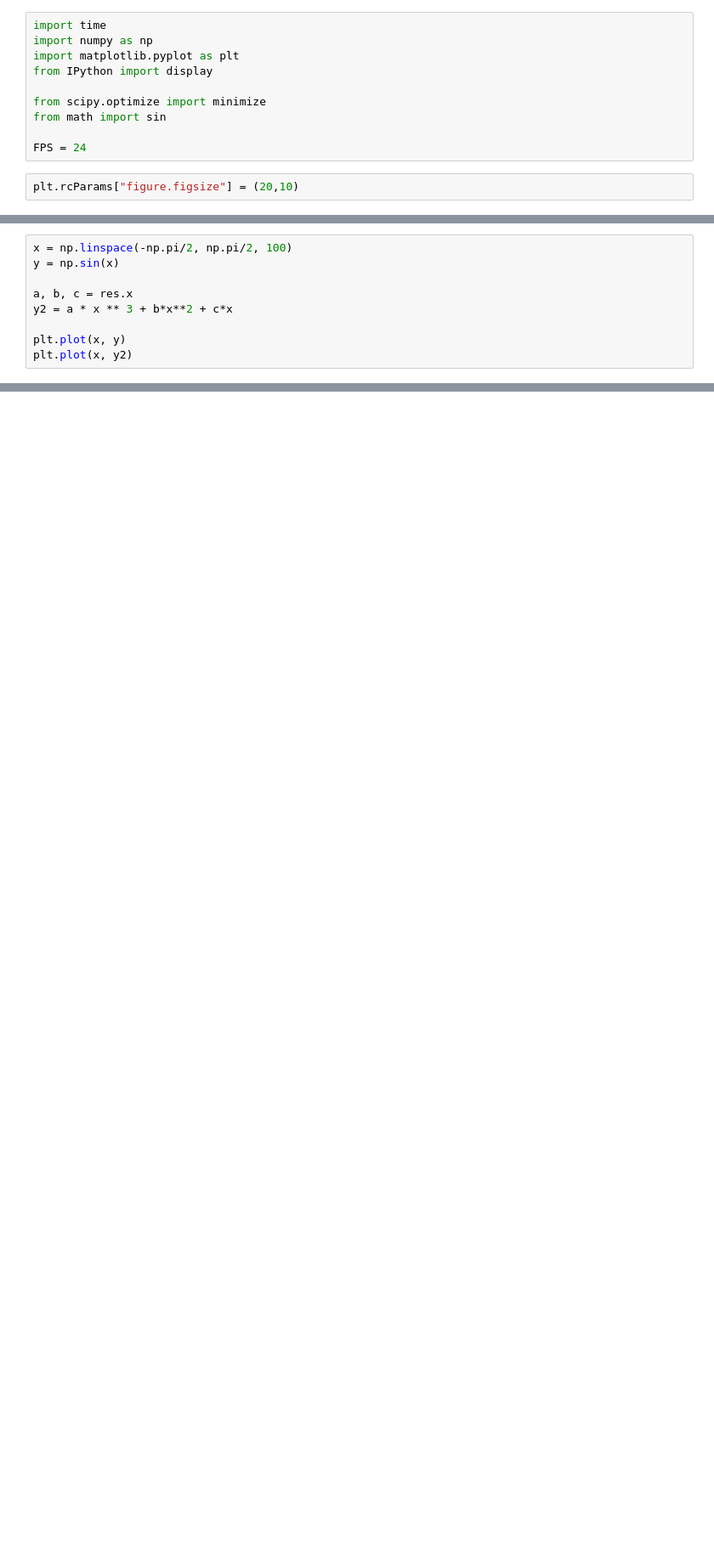
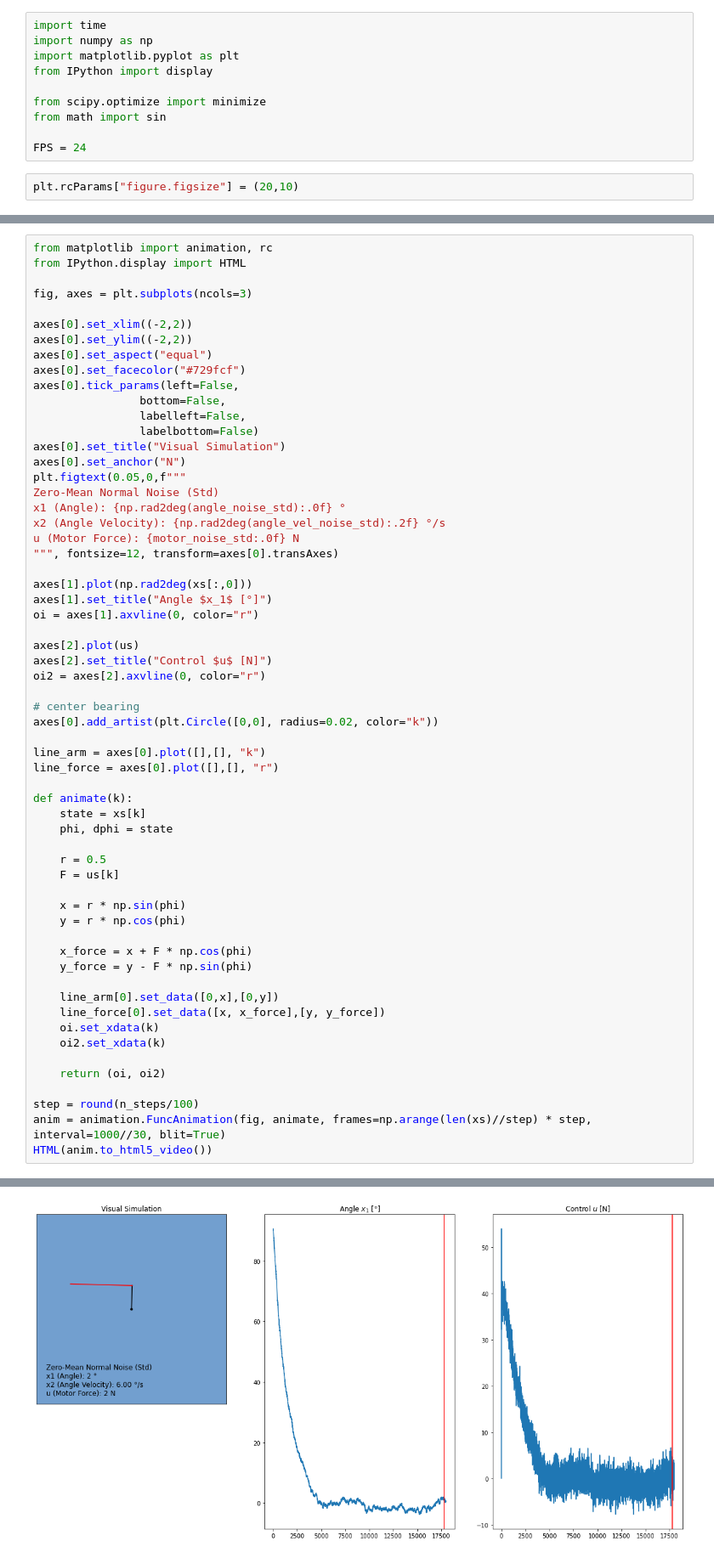
Before and after one commit to whateverforever/mpc-ventilator, a Jupyter notebook: mpc-ventilator.ipynb, the cells around one changed output, grey strips where cells are left out. Shown at 85% size. Drawn from its saved outputs; the diff is of its cells as text; blank space fills up the shorter version.

```diff
--- a/mpc-ventilator.ipynb
+++ b/mpc-ventilator.ipynb
@@ -201,9 +220,0 @@ Step 120
-# %%
-x = np.linspace(-np.pi/2, np.pi/2, 100)
-y = np.sin(x)
-
-a, b, c = res.x
-y2 = a * x ** 3 + b*x**2 + c*x
-
-plt.plot(x, y)
-plt.plot(x, y2)
@@ -235,0 +223,61 @@ res
+# %%
+from matplotlib import animation, rc
+from IPython.display import HTML
+
+fig, axes = plt.subplots(ncols=3)
+
+axes[0].set_xlim((-2,2))
+axes[0].set_ylim((-2,2))
+axes[0].set_aspect("equal")
+axes[0].set_facecolor("#729fcf")
+axes[0].tick_params(left=False,
+                bottom=False,
+                labelleft=False,
+                labelbottom=False)
+axes[0].set_title("Visual Simulation")
+axes[0].set_anchor("N")
+plt.figtext(0.05,0,f"""
+Zero-Mean Normal Noise (Std)
+x1 (Angle): {np.rad2deg(angle_noise_std):.0f} °
+x2 (Angle Velocity): {np.rad2deg(angle_vel_noise_std):.2f} °/s
+u (Motor Force): {motor_noise_std:.0f} N
+""", fontsize=12, transform=axes[0].transAxes)
+
+axes[1].plot(np.rad2deg(xs[:,0]))
+axes[1].set_title("Angle $x_1$ [°]")
+oi = axes[1].axvline(0, color="r")
+
+axes[2].plot(us)
+axes[2].set_title("Control $u$ [N]")
+oi2 = axes[2].axvline(0, color="r")
+
+# center bearing
+axes[0].add_artist(plt.Circle([0,0], radius=0.02, color="k"))
+
+line_arm = axes[0].plot([],[], "k")
+line_force = axes[0].plot([],[], "r")
+
+def animate(k):
+    state = xs[k]
+    phi, dphi = state
+
+    r = 0.5
+    F = us[k]
+
+    x = r * np.sin(phi)
+    y = r * np.cos(phi)
+
+    x_force = x + F * np.cos(phi)
+    y_force = y - F * np.sin(phi)
+
+    line_arm[0].set_data([0,x],[0,y])
+    line_force[0].set_data([x, x_force],[y, y_force])
+    oi.set_xdata(k)
+    oi2.set_xdata(k)
+
+    return (oi, oi2)
+
+step = round(n_steps/100)
+anim = animation.FuncAnimation(fig, animate, frames=np.arange(len(xs)//step) * step, interval=1000//30, blit=True)
+HTML(anim.to_html5_video())
+# %% [output]
@@ -235,0 +285 @@ res
+[figure, added]
```
Also changed, not shown: parts of 10 cells of this notebook, 2 other files.
